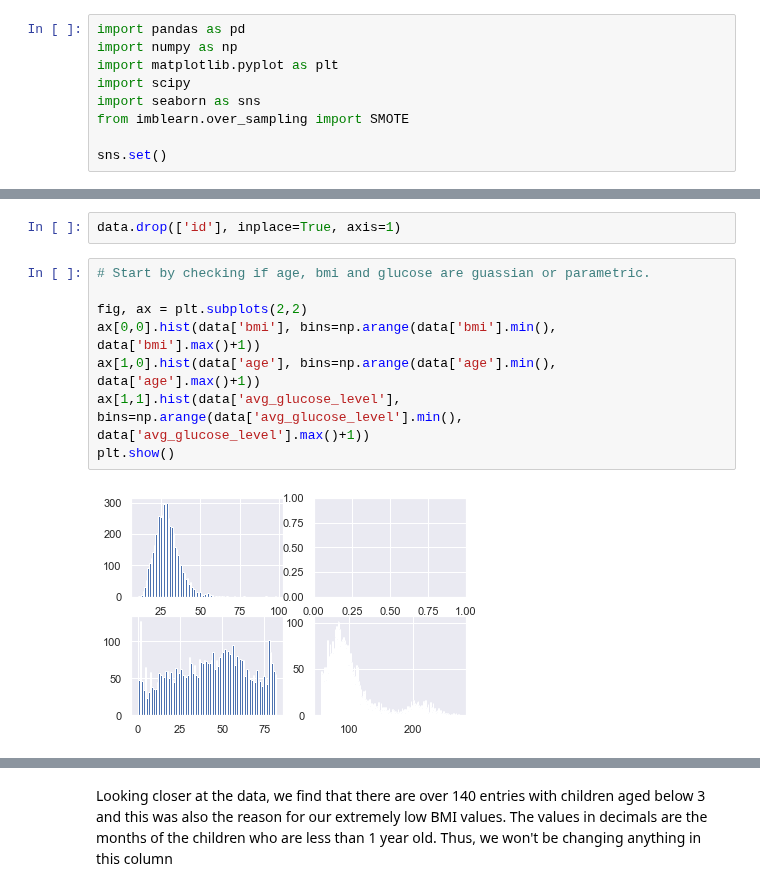
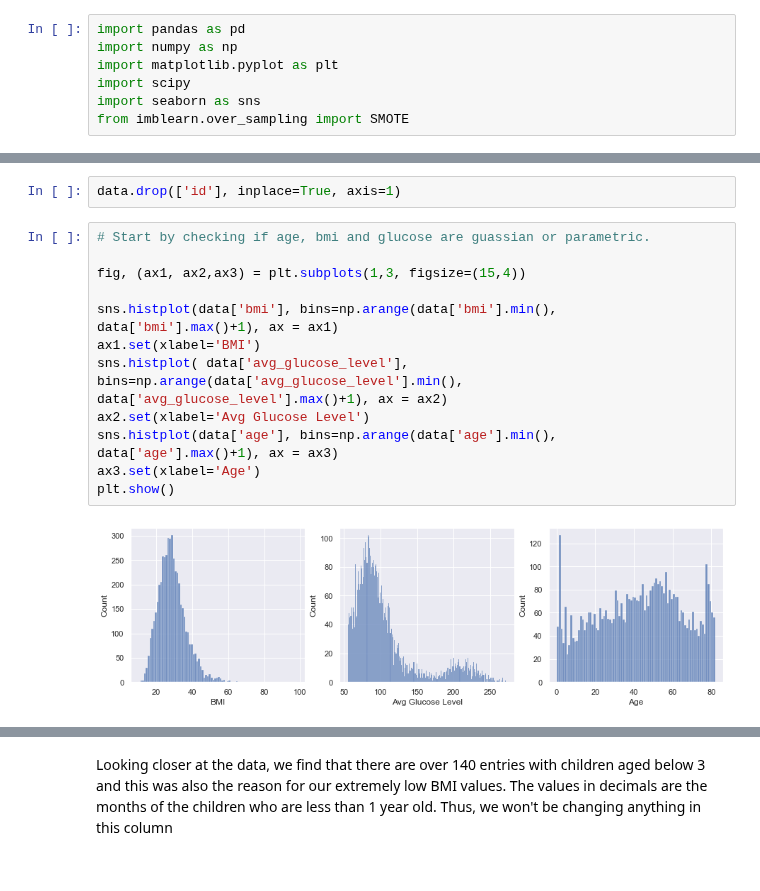
Before and after one commit to Harsh-2420/kaggle, a Jupyter notebook: Stroke Prediction/stroke-analysis.ipynb, the cells around one changed output, grey strips where cells are left out. Cells and saved outputs as stored; diff of their text form.

Commit message:
converted matplotlib plots to seaborn

```diff
--- a/Stroke Prediction/stroke-analysis.ipynb
+++ b/Stroke Prediction/stroke-analysis.ipynb
@@ -5,8 +5,6 @@ import matplotlib.pyplot as plt
 import scipy
 import seaborn as sns
 from imblearn.over_sampling import SMOTE
-
-sns.set()
 # %%
 data = pd.read_csv('./healthcare-dataset-stroke-data.csv')
 # %% [markdown]
@@ -54,11 +52,15 @@ data.drop(['id'], inplace=True, axis=1)
 # %%
 # Start by checking if age, bmi and glucose are guassian or parametric.
 
-fig, ax = plt.subplots(2,2)
-ax[0,0].hist(data['bmi'], bins=np.arange(data['bmi'].min(), data['bmi'].max()+1))
-ax[1,0].hist(data['age'], bins=np.arange(data['age'].min(), data['age'].max()+1))
-ax[1,1].hist(data['avg_glucose_level'], bins=np.arange(data['avg_glucose_level'].min(), data['avg_glucose_level'].max()+1))
+fig, (ax1, ax2,ax3) = plt.subplots(1,3, figsize=(15,4))
+
+sns.histplot(data['bmi'], bins=np.arange(data['bmi'].min(), data['bmi'].max()+1), ax = ax1)
+ax1.set(xlabel='BMI')
+sns.histplot( data['avg_glucose_level'], bins=np.arange(data['avg_glucose_level'].min(), data['avg_glucose_level'].max()+1), ax = ax2)
+ax2.set(xlabel='Avg Glucose Level')
+sns.histplot(data['age'], bins=np.arange(data['age'].min(), data['age'].max()+1), ax = ax3)
+ax3.set(xlabel='Age')
 plt.show()
 # %% [output]
-[figure, old version]
+[figure, new version]
 # %%
```
Also changed, not shown: parts of 10 cells of this notebook.
